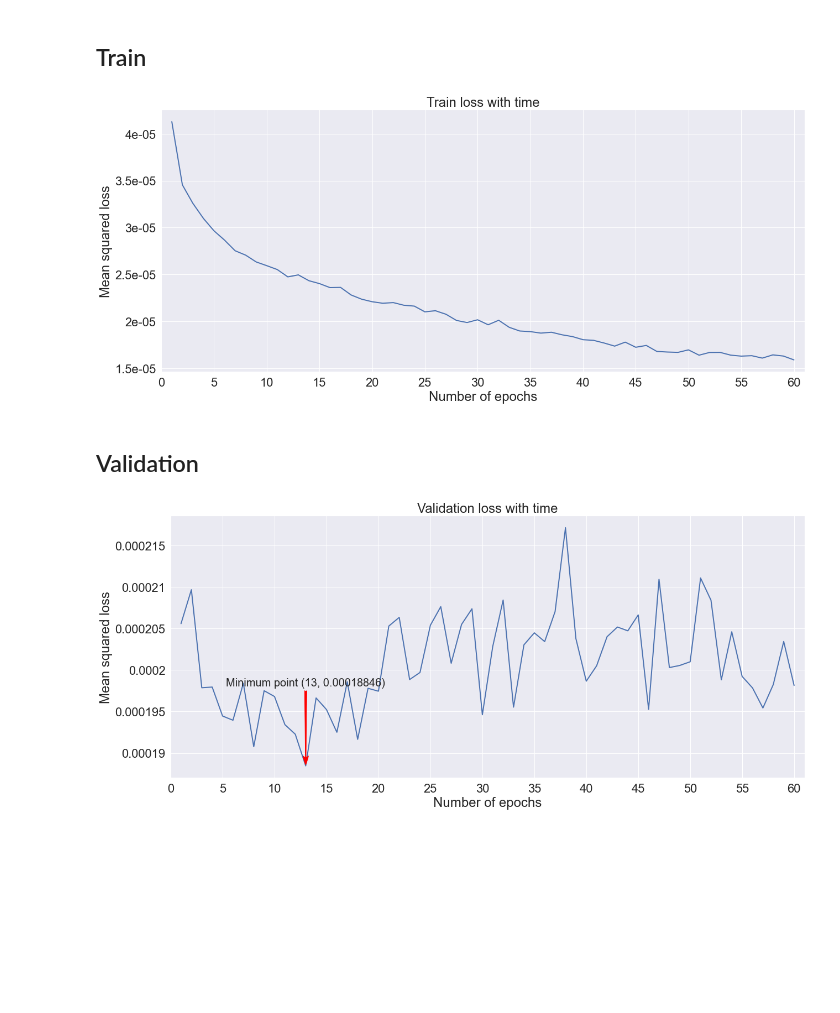
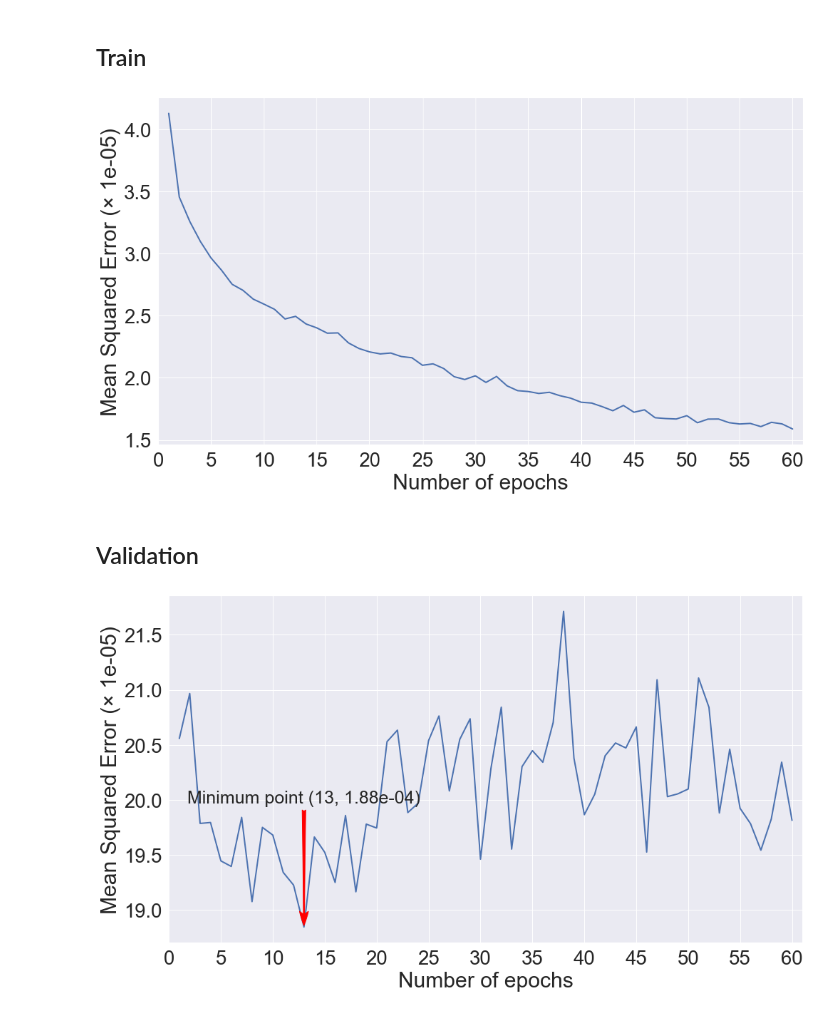
Before and after one commit to Data-ScienceHub/gpce-covid, a Jupyter notebook: TFT-pytorch/notebook/Train history.ipynb, the cells around one changed output. Saved outputs shown, nothing was run; the diff lists cells and outputs as text; code cells hidden in the pictures; blank space fills up the shorter version.

Commit message:
update train loss plots

```diff
--- a/TFT-pytorch/notebook/Train history.ipynb
+++ b/TFT-pytorch/notebook/Train history.ipynb
@@ -6,11 +6,11 @@ import pandas as pd
 
 import matplotlib.pyplot as plt
 import matplotlib.ticker as ticker
-from matplotlib.ticker import StrMethodFormatter
+
 import seaborn as sns
 # Apply the default theme
 sns.set_theme()
-sns.set(font_scale = 2)
+sns.set(font_scale = 2.5)
 
 plt.rcParams['lines.linewidth'] = 2
 DPI = 200
@@ -30,16 +47,22 @@ class args:
 # %%
-def plot_loss(df, figsize=(18,8), title:str=None, figure_name:str=None, base=5, annotate=True):
+def plot_loss(
+    df, figsize=(14,8), title:str=None, figure_name:str=None,
+    base=5, annotate=True, multiplier=1e5
+):
     df['Epoch'] = df['Step'] / df['Step'].min()
     df['Epoch'] = df['Epoch'].astype(int)
+    df['Value'] *= multiplier
 
-    formatter = StrMethodFormatter('{x:,.5g}')
     fig, ax = plt.subplots(figsize=figsize)
-    plt.gca().yaxis.set_major_formatter(formatter)
+
+    # formatter= OOMFormatter(-5)
+    # # formatter = StrMethodFormatter('{x:2.2e}')
+    # plt.gca().yaxis.set_major_formatter(formatter)
     ax.xaxis.set_major_locator(ticker.MultipleLocator(base=base))
 
     plt.plot(df['Epoch'], df['Value'])
     plt.xlabel('Number of epochs')
-    plt.ylabel('Mean squared loss')
+    plt.ylabel(f'Mean Squared Error (× {1/multiplier})')
     # plt.ylim(bottom=df['Value'].min())
     plt.xlim(df['Epoch'].min()-1, df['Epoch'].max()+1)
     if title is not None:
@@ -51,11 +74,11 @@ def plot_loss(df, figsize=(18,8), title:str=None, figure_name:str=None, base=5,
     if annotate:
         arrowprops = dict(arrowstyle="fancy, head_length=0.8, head_width=0.5, tail_width=0.2", color='red')
 
-        plt.annotate(f'Minimum point ({epoch}, {minimum_loss:0.5g})',
+        plt.annotate(f'Minimum point ({epoch}, {minimum_loss/multiplier:2.2e})',
             xy=(epoch, minimum_loss),
-            xytext=(max((6-epoch)*20, 0), 150),
+            xytext=(max((6-epoch)*20, 0), 180),
             textcoords='offset points',
-            size=20,
+            size=25,
             ha='center', va="center",
             arrowprops=arrowprops
         )
@@ -70,13 +93,13 @@ def plot_loss(df, figsize=(18,8), title:str=None, figure_name:str=None, base=5,
 ## Train
 # %%
 df = pd.read_csv(args.train_loss_filePath)
-plot_loss(df, title='Train loss with time', figure_name=os.path.join(args.outputPath, 'train_loss.jpg'), annotate=False)
+plot_loss(df, figure_name=os.path.join(args.outputPath, 'train_loss.jpg'), annotate=False)
 # %% [output]
-[figure, old version]
+[figure, new version]
 # %% [markdown]
 ## Validation
 # %%
 df = pd.read_csv(args.val_loss_filePath)
-plot_loss(df, title='Validation loss with time', figure_name=os.path.join(args.outputPath, 'validation_loss.jpg'))
+plot_loss(df, figure_name=os.path.join(args.outputPath, 'validation_loss.jpg'))
 # %% [output]
-[figure, old version]
+[figure, new version]
```
Also changed, not shown: parts of 1 cell of this notebook, 2 other files.
